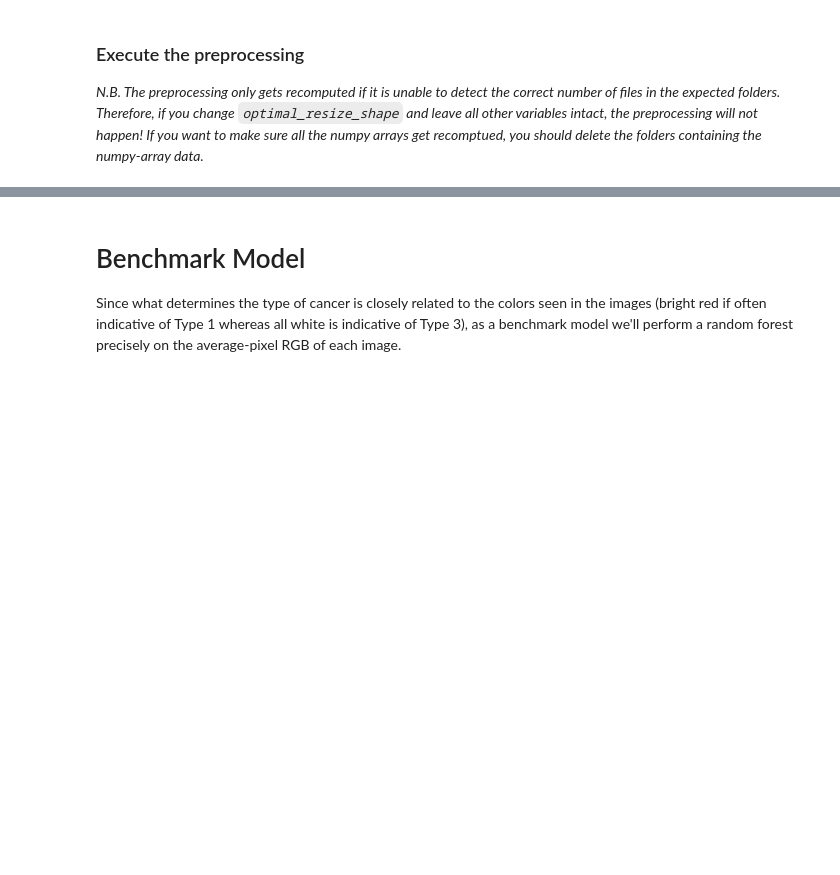
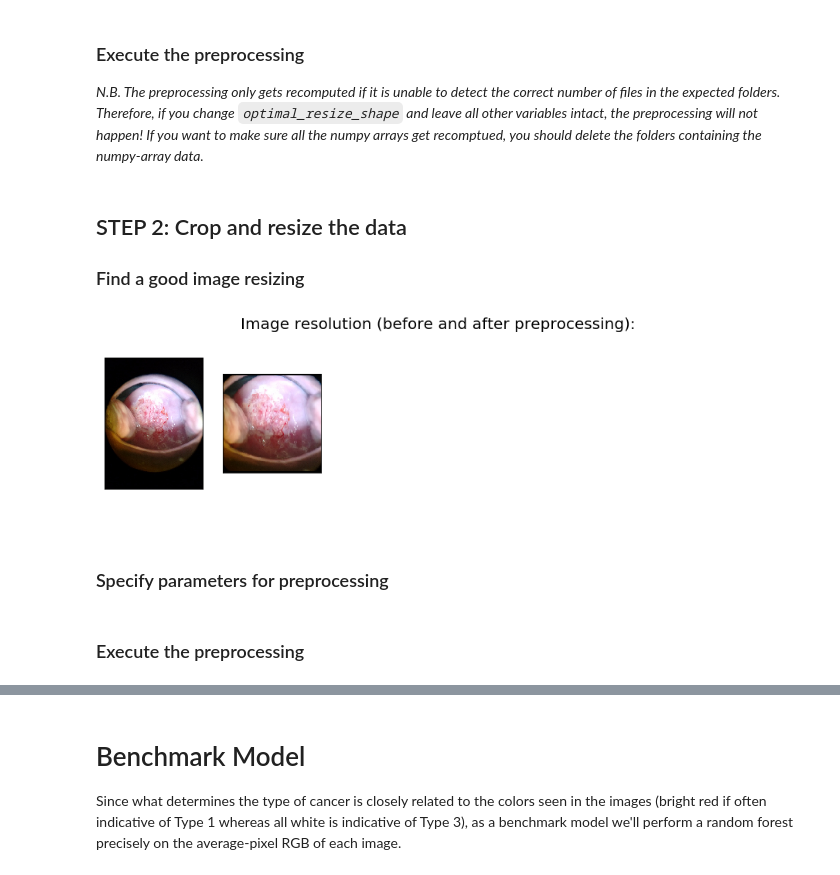
Before and after one commit to Mamta-Arora/Kaggle-MobileODT-Cancer-Screening, a Jupyter notebook: FullWorkflow.ipynb, the cells around one changed output, grey strips where cells are left out. Cells and saved outputs as stored; diff of their text form; code cells hidden in the pictures; blank space fills up the shorter version.

```diff
--- a/FullWorkflow.ipynb
+++ b/FullWorkflow.ipynb
@@ -119,0 +145,11 @@ parallelize = True
+# %% [markdown]
+## STEP 2: Crop and resize the data
+
+### Find a good image resizing
+# %%
+# ===================== USER INPUT =====================
+preproc.test_resizing(resize_shape=(150, 150, 3), index_image=19, crop=True, diagram=False)
+# %% [output]
+[figure, added]
+# %% [markdown]
+### Specify parameters for preprocessing
@@ -119,0 +167,2 @@ parallelize = True
+# %% [markdown]
+### Execute the preprocessing
```
Also changed, not shown: parts of 51 cells of this notebook.
